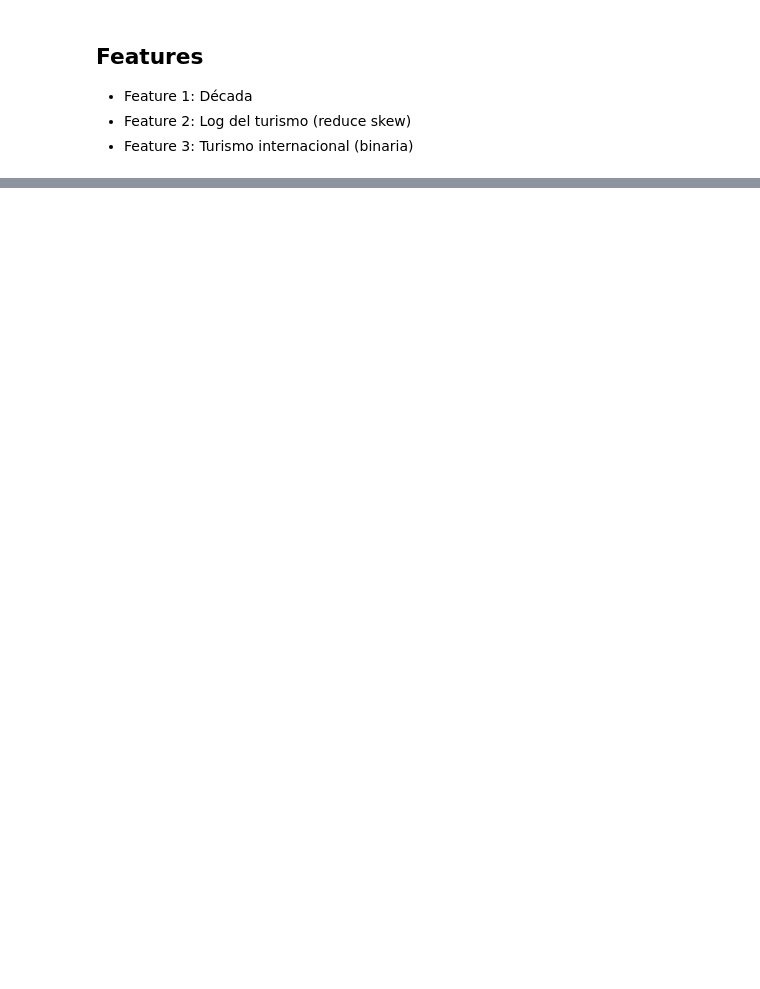
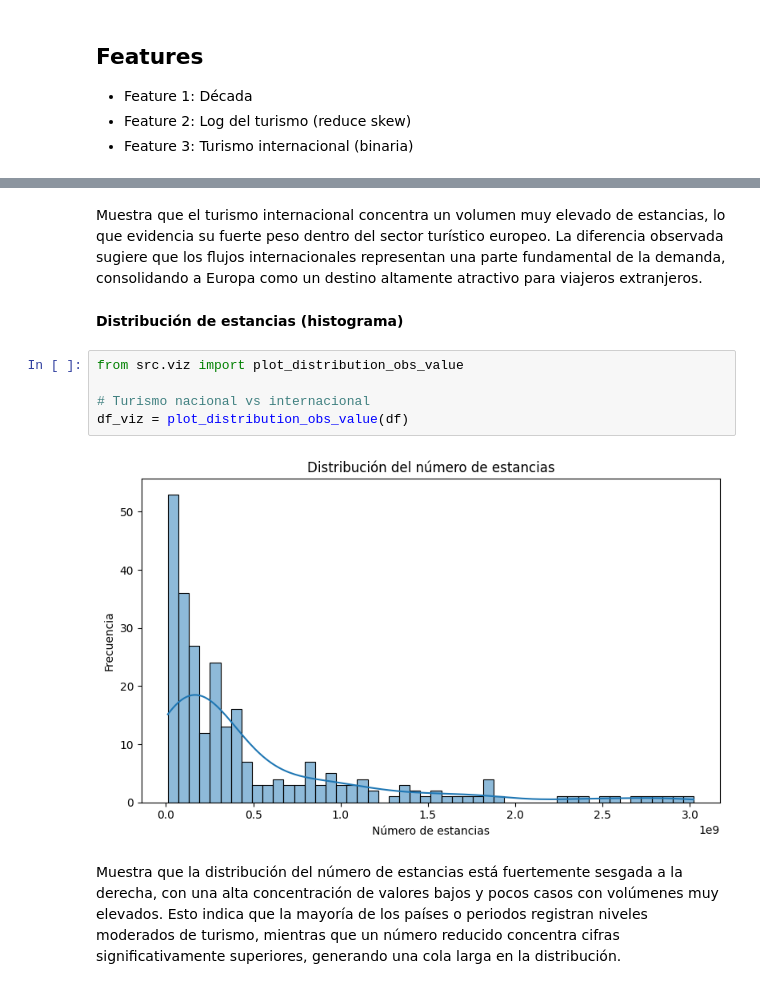
Before and after one commit to camilaru15/proyecto_turismo_Europa, a Jupyter notebook: notebooks/eda.ipynb, the cells around one changed output, grey strips where cells are left out. Drawn from its saved outputs; the diff is of its cells as text; blank space fills up the shorter version.

```diff
--- a/notebooks/eda.ipynb
+++ b/notebooks/eda.ipynb
@@ -188,0 +202,13 @@ ImportError: cannot import name 'plot_top_countries' from 'src.viz' (D:\camil\Pe
+# %% [markdown]
+Muestra que el turismo internacional concentra un volumen muy elevado de estancias, lo que evidencia su fuerte peso dentro del sector turístico europeo. La diferencia observada sugiere que los flujos internacionales representan una parte fundamental de la demanda, consolidando a Europa como un destino altamente atractivo para viajeros extranjeros.
+# %% [markdown]
+**Distribución de estancias (histograma)**
+# %%
+from src.viz import plot_distribution_obs_value
+
+# Turismo nacional vs internacional
+df_viz = plot_distribution_obs_value(df)
+# %% [output]
+[figure, added]
+# %% [markdown]
+Muestra que la distribución del número de estancias está fuertemente sesgada a la derecha, con una alta concentración de valores bajos y pocos casos con volúmenes muy elevados. Esto indica que la mayoría de los países o periodos registran niveles moderados de turismo, mientras que un número reducido concentra cifras significativamente superiores, generando una cola larga en la distribución.
```
Also changed, not shown: parts of 12 cells of this notebook, 3 other files.
